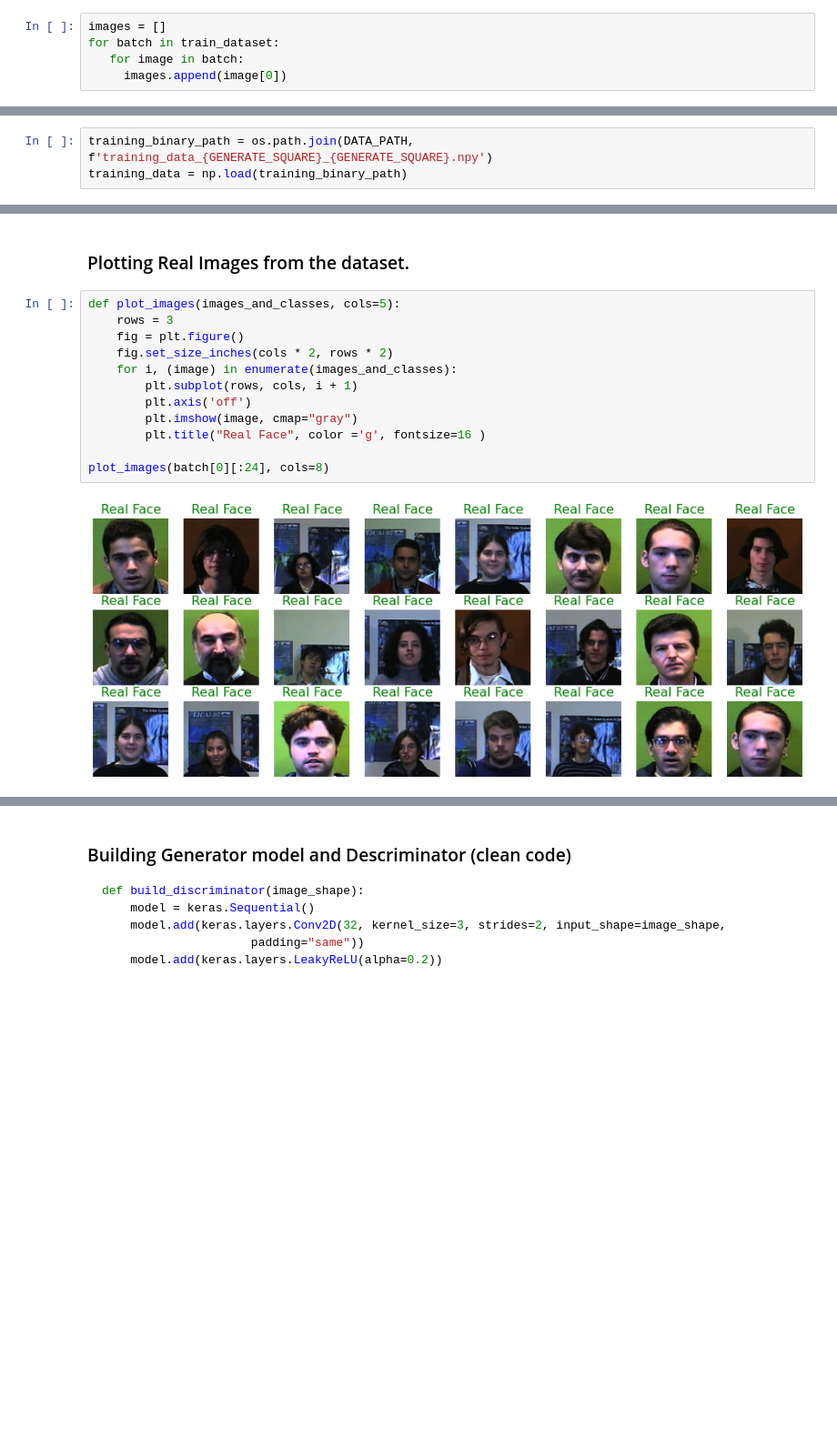
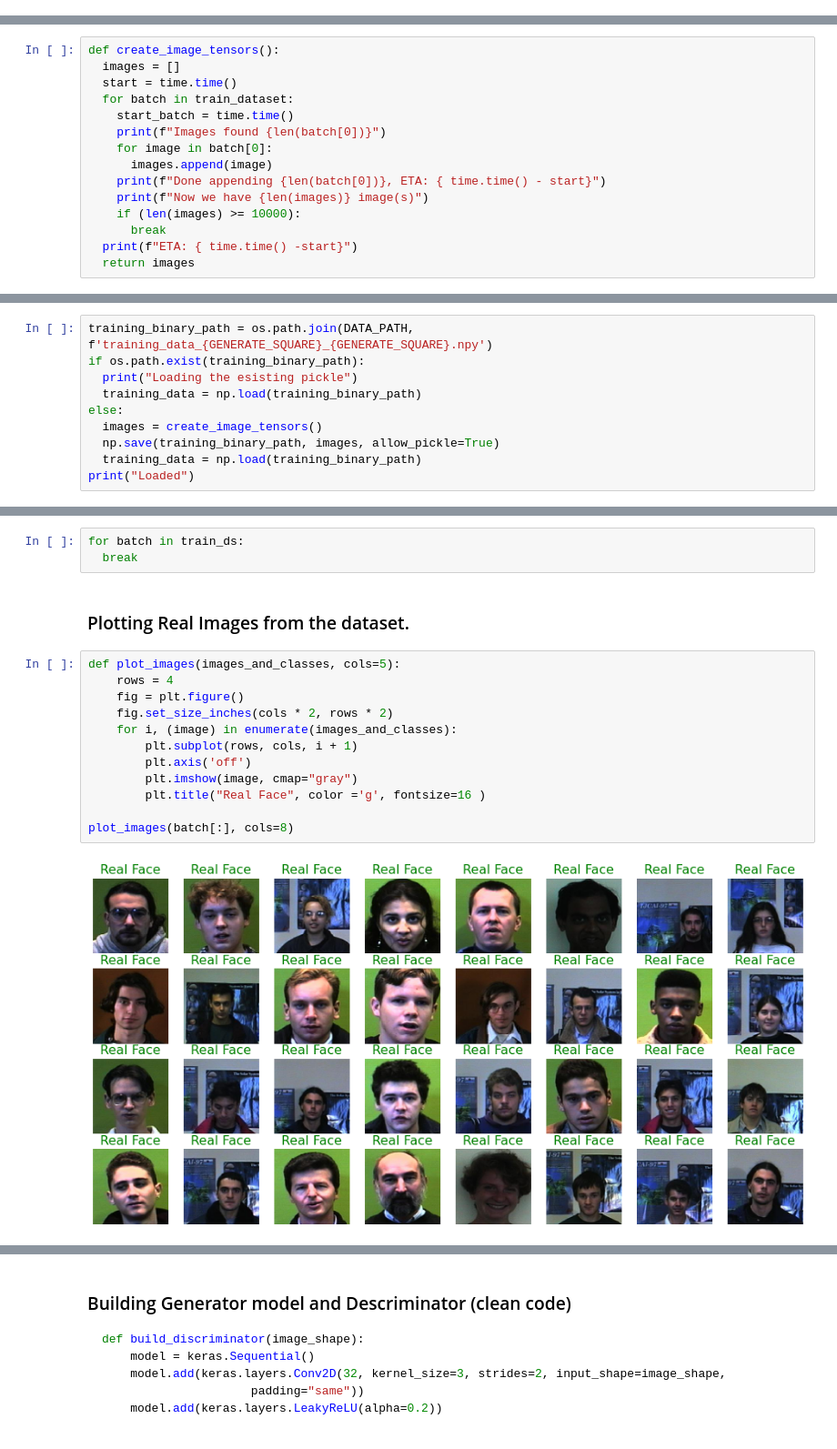
Before and after one commit to CrispenGari/keras-api, a Jupyter notebook: 13_Unsupervised_L/01_DC_GANS_01/06_GANS_FaceGeneration_Introduction.ipynb, the cells around one changed output, grey strips where cells are left out. Shown at 91% size. Cells and saved outputs as stored; diff of their text form; blank space fills up the shorter version.

```diff
--- a/13_Unsupervised_L/01_DC_GANS_01/06_GANS_FaceGeneration_Introduction.ipynb
+++ b/13_Unsupervised_L/01_DC_GANS_01/06_GANS_FaceGeneration_Introduction.ipynb
@@ -119,8 +125,3 @@ train_dataset = datagen.flow_from_directory(
 )
 # %% [output]
 Found 1850 images belonging to 1 classes.
-# %%
-images = []
-for batch in train_dataset:
-   for image in batch:
-     images.append(image[0])
@@ -130,0 +132,15 @@ len(images)
+# %%
+def create_image_tensors():
+  images = []
+  start = time.time()
+  for batch in train_dataset:
+    start_batch = time.time()
+    print(f"Images found {len(batch[0])}")
+    for image in batch[0]:
+      images.append(image)
+    print(f"Done appending {len(batch[0])}, ETA: { time.time() - start}")
+    print(f"Now we have {len(images)} image(s)")
+    if (len(images) >= 10000):
+      break
+  print(f"ETA: { time.time() -start}")
+  return images
@@ -131,3 +151,10 @@ len(images)
 # %%
 training_binary_path = os.path.join(DATA_PATH, f'training_data_{GENERATE_SQUARE}_{GENERATE_SQUARE}.npy')
-training_data = np.load(training_binary_path)
+if os.path.exist(training_binary_path):
+  print("Loading the esisting pickle")
+  training_data = np.load(training_binary_path)
+else:
+  images = create_image_tensors()
+  np.save(training_binary_path, images, allow_pickle=True)
+  training_data = np.load(training_binary_path)
+print("Loaded")
@@ -138,16 +165,19 @@ train_ds = tf.data.Dataset.from_tensor_slices(training_data).shuffle(BUFFER_SIZE
+# %%
+for batch in train_ds:
+  break
 # %% [markdown]
 ### Plotting Real Images from the dataset.
 # %%
 def plot_images(images_and_classes, cols=5):
-    rows = 3
+    rows = 4
     fig = plt.figure()
     fig.set_size_inches(cols * 2, rows * 2)
     for i, (image) in enumerate(images_and_classes):
         plt.subplot(rows, cols, i + 1)
         plt.axis('off')
         plt.imshow(image, cmap="gray")
         plt.title("Real Face", color ='g', fontsize=16 )
 
-plot_images(batch[0][:24], cols=8)
+plot_images(batch[:], cols=8)
 # %% [output]
-[figure, old version]
+[figure, new version]
```
Also changed, not shown: parts of 26 cells of this notebook.
